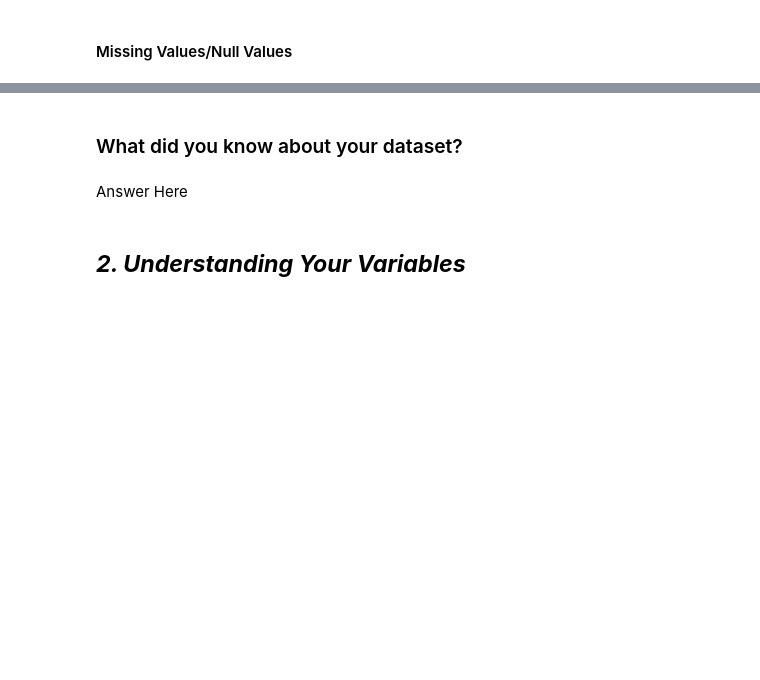
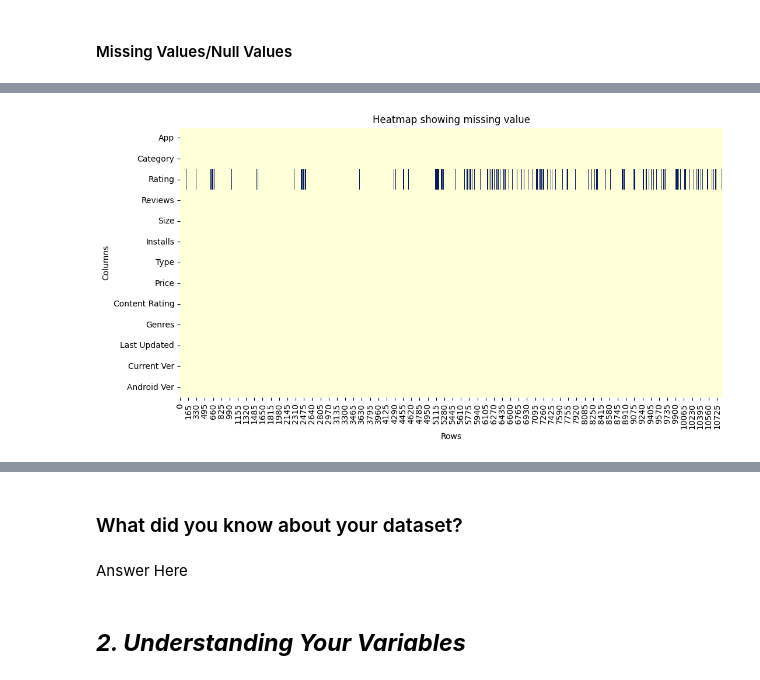
Before and after one commit to manojDOX/Play-Store-App-Review-Analysis-EDA, a Jupyter notebook: Play_Store_App_Review_Analysis_EDA.ipynb, the cells around one changed output, grey strips where cells are left out. Cells and saved outputs as stored; diff of their text form; code cells hidden in the pictures; blank space fills up the shorter version.

```diff
--- a/Play_Store_App_Review_Analysis_EDA.ipynb
+++ b/Play_Store_App_Review_Analysis_EDA.ipynb
@@ -72,3 +74,11 @@ M - Multivariate Analysis
+# %%
+# Load Dataset
+link1 = "https://drive.google.com/uc?export=download&id=1An_Uq3-yNU6YYirih2Wp3H8QFFQA3QvQ"
+link2 = "https://drive.google.com/uc?export=download&id=1oxcJgHKawQDzceVahvJXn0NbOlYL9CDq"
+# %%
+# reading google drive file and storing as dataframe
+data_playstore = pd.read_csv(link1)
+data_review = pd.read_csv(link2)
 # %% [markdown]
 ### Dataset First View
 # %%
@@ -93,0 +242,10 @@ M - Multivariate Analysis
+# %%
+# Visualizing the missing values
+plt.figure(figsize=(12,6))
+sns.heatmap(data_playstore.isnull().T,cbar=False, cmap="YlGnBu")
+plt.title("Heatmap showing missing value")
+plt.xlabel("Rows")
+plt.ylabel("Columns")
+plt.show()
+# %% [output]
+[figure, added]
```
Also changed, not shown: parts of 24 cells of this notebook.
